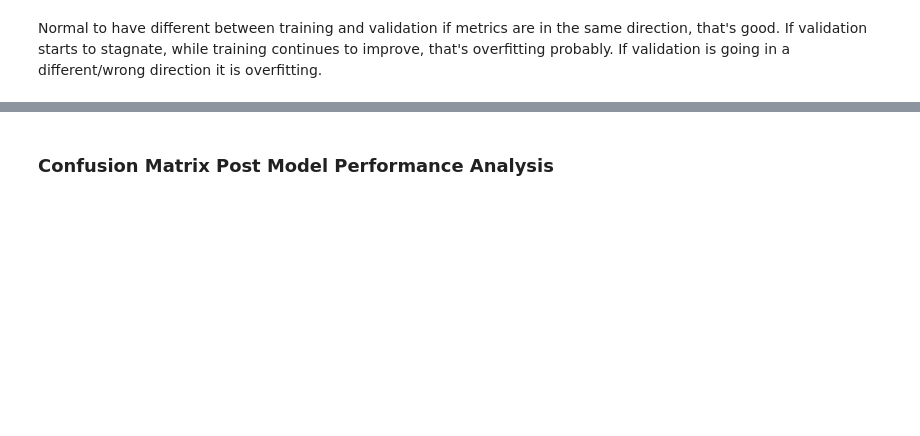
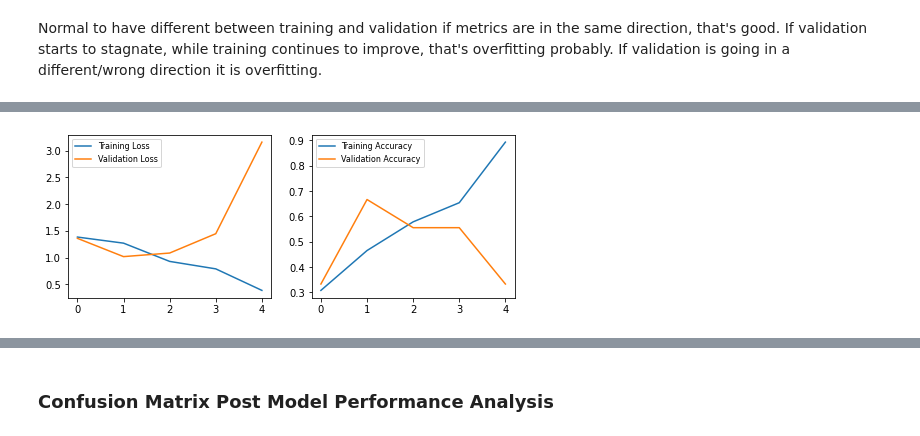
Before and after one commit to alawrence30/Machine-Learning, a Jupyter notebook: Assignment_3_v2.ipynb, the cells around one changed output, grey strips where cells are left out. Saved outputs shown, nothing was run; the diff lists cells and outputs as text; code cells hidden in the pictures; blank space fills up the shorter version.

Commit message:
Movie genre RNN models complete

```diff
--- a/Assignment_3_v2.ipynb
+++ b/Assignment_3_v2.ipynb
@@ -1382,3 +1383,13 @@ model3=tf.keras.Sequential([encoder
    ,tf.keras.layers.Dense(64, activation='relu')
    ,tf.keras.layers.Dense(num_classes,activation='softmax')
 ])
+# %%
+## Model 4: Reduced dropout from 0.3 to 0.2
+num_classes=4
+model4=tf.keras.Sequential([encoder
+   ,tf.keras.layers.Embedding(len(encoder.get_vocabulary()), 64, mask_zero=True)
+   ,tf.keras.layers.Bidirectional(tf.keras.layers.LSTM(64,  return_sequences=True, dropout=0.2))
+   ,tf.keras.layers.Bidirectional(tf.keras.layers.LSTM(32, dropout=0.2))
+   ,tf.keras.layers.Dense(64, activation='relu')
+   ,tf.keras.layers.Dense(num_classes,activation='softmax')
+])
@@ -1402,3 +1423,8 @@ model2.compile(optimizer= tf.keras.optimizers.Adam( )
 model3.compile(optimizer= tf.keras.optimizers.Adam( )
               ,loss=tf.keras.losses.SparseCategoricalCrossentropy()
               ,metrics=['accuracy'])
+# %%
+## Model 4
+model4.compile(optimizer= tf.keras.optimizers.Adam( )
+              ,loss=tf.keras.losses.SparseCategoricalCrossentropy()
+              ,metrics=['accuracy'])
@@ -1438,0 +1521,8 @@ history3 = model3.fit(train_ds
+# %%
+## Model 4
+%%time
+history4 = model4.fit(train_ds
+         ,epochs=200
+         ,validation_data=val_ds
+         ,validation_steps=3
+         ,callbacks=[tf.keras.callbacks.EarlyStopping(monitor='val_accuracy', patience=3)])
@@ -1527,3 +1719,10 @@ accs3 = history3.history['accuracy']
 val_losses3 = history3.history['val_loss']
 val_accs3 = history3.history['val_accuracy']
 epochs3 = len(losses3)
+# %%
+## Model 4
+losses4 = history4.history['loss']
+accs4 = history4.history['accuracy']
+val_losses4 = history4.history['val_loss']
+val_accs4 = history4.history['val_accuracy']
+epochs4 = len(losses4)
@@ -1558,0 +1771,11 @@ plt.show()
+# %%
+## Model 4
+plt.figure(figsize=(8, 3))
+for i, metrics in enumerate(zip([losses4, accs4], [val_losses4, val_accs4], ['Loss', 'Accuracy'])):
+    plt.subplot(1, 2, i + 1)
+    plt.plot(range(epochs4), metrics[0], label='Training {}'.format(metrics[2]))
+    plt.plot(range(epochs4), metrics[1], label='Validation {}'.format(metrics[2]))
+    plt.legend(loc=0, prop={'size': 8})
+plt.show()
+# %% [output]
+[figure, added]
```
Also changed, not shown: parts of 41 cells of this notebook.
